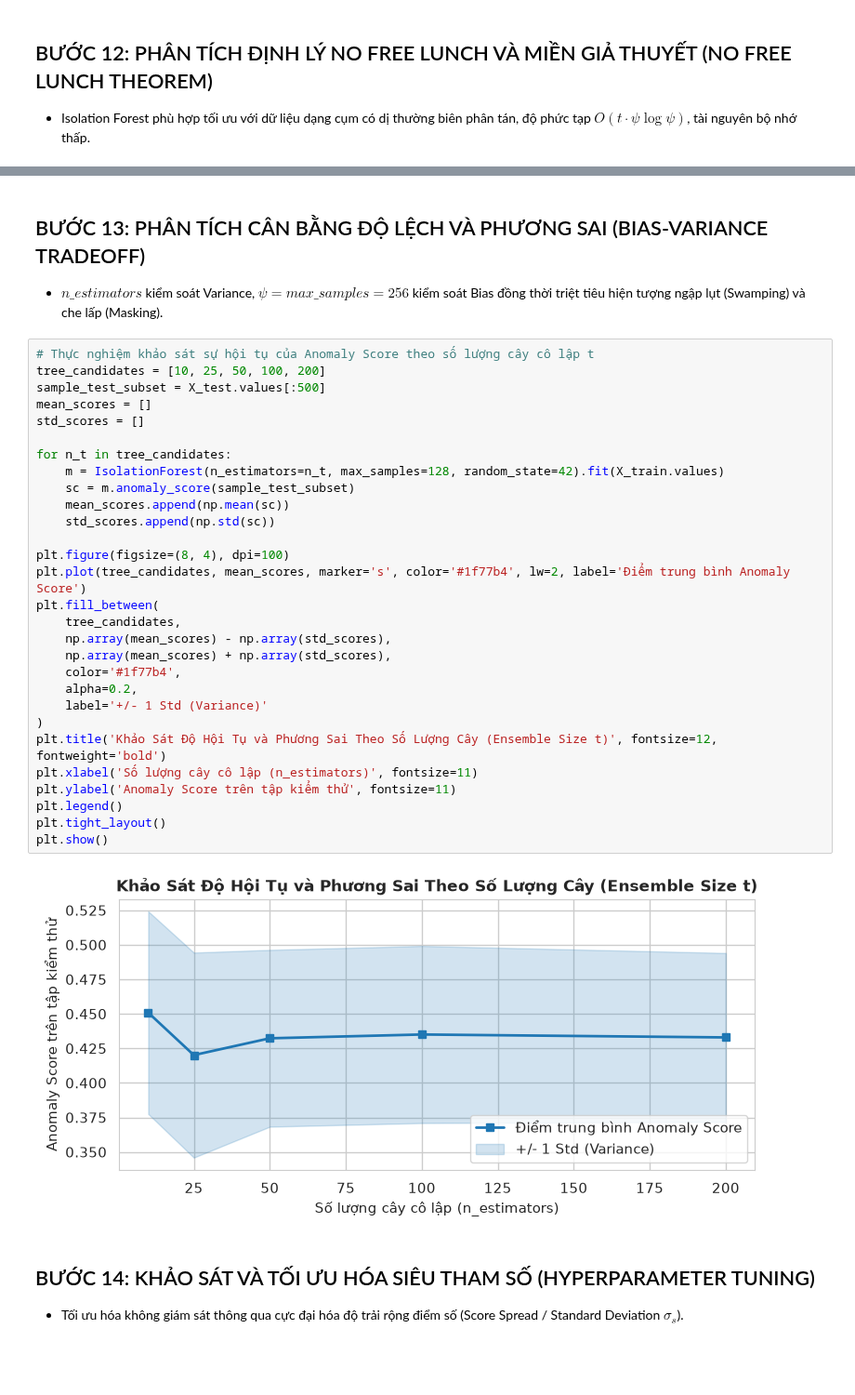
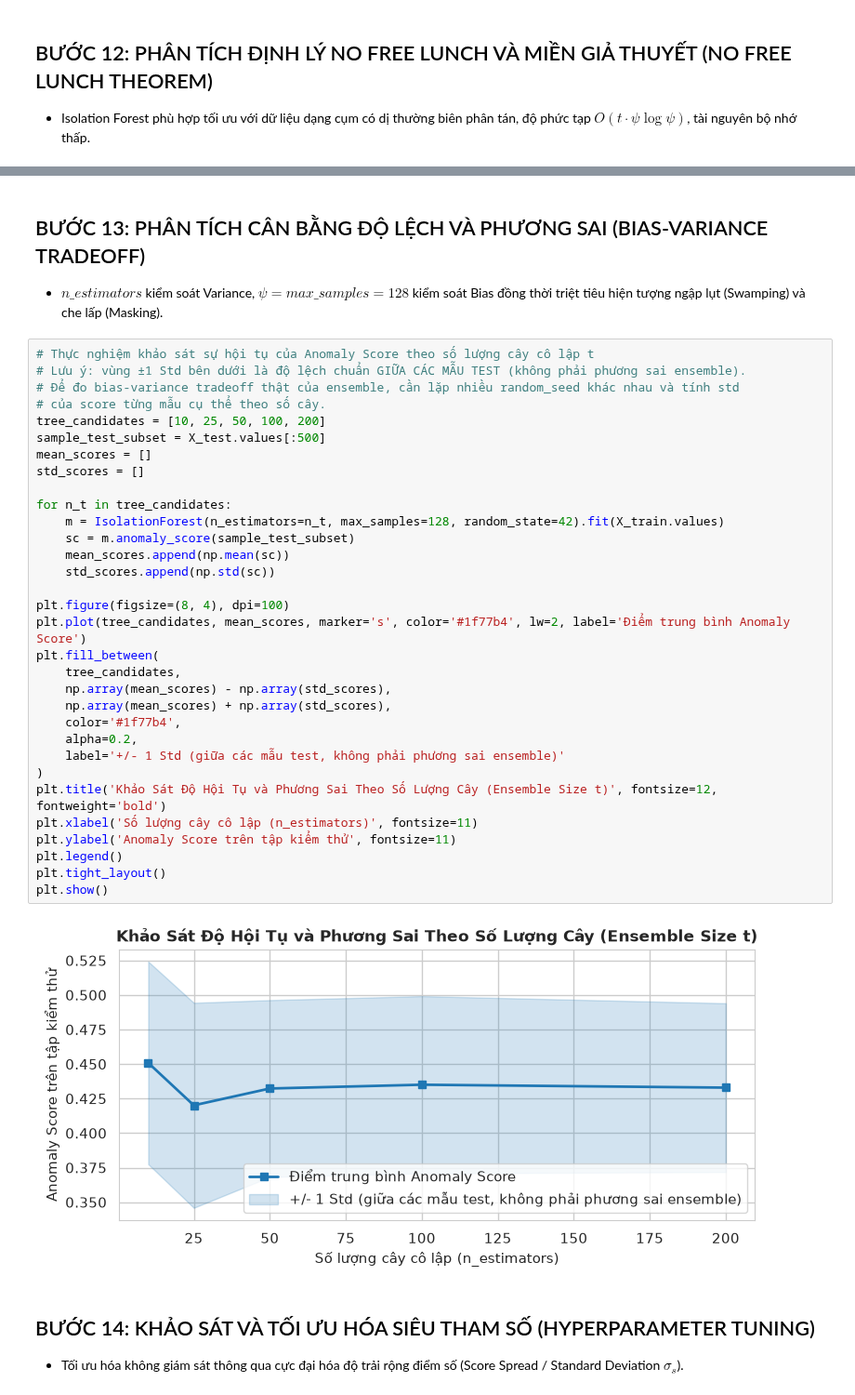
Before and after one commit to ntdat2036/iforest-shuttle-anomaly, a Jupyter notebook: shuttle_anomaly_detection_iforest.ipynb, the cells around one changed output, grey strips where cells are left out. Shown at 93% size. Drawn from its saved outputs; the diff is of its cells as text; blank space fills up the shorter version.

Commit message:
docs & notebook: fix notebook technical errors, update analysis & README test count

```diff
--- a/shuttle_anomaly_detection_iforest.ipynb
+++ b/shuttle_anomaly_detection_iforest.ipynb
@@ -618,38 +661,41 @@ Phù hợp dữ liệu NASA Shuttle | Không tối ưu (dữ liệu lệch cao)
 # %% [markdown]
 ## BƯỚC 13: PHÂN TÍCH CÂN BẰNG ĐỘ LỆCH VÀ PHƯƠNG SAI (BIAS-VARIANCE TRADEOFF)
 
-- $n\_estimators$ kiểm soát Variance, $\psi = max\_samples = 256$ kiểm soát Bias đồng thời triệt tiêu hiện tượng ngập lụt (Swamping) và che lấp (Masking).
+- $n\_estimators$ kiểm soát Variance, $\psi = max\_samples = 128$ kiểm soát Bias đồng thời triệt tiêu hiện tượng ngập lụt (Swamping) và che lấp (Masking).
 # %%
 # Thực nghiệm khảo sát sự hội tụ của Anomaly Score theo số lượng cây cô lập t
+# Lưu ý: vùng ±1 Std bên dưới là độ lệch chuẩn GIỮA CÁC MẪU TEST (không phải phương sai ensemble).
+# Để đo bias-variance tradeoff thật của ensemble, cần lặp nhiều random_seed khác nhau và tính std
+# của score từng mẫu cụ thể theo số cây.
 tree_candidates = [10, 25, 50, 100, 200]
 sample_test_subset = X_test.values[:500]
 mean_scores = []
 std_scores = []
 
 for n_t in tree_candidates:
     m = IsolationForest(n_estimators=n_t, max_samples=128, random_state=42).fit(X_train.values)
     sc = m.anomaly_score(sample_test_subset)
     mean_scores.append(np.mean(sc))
     std_scores.append(np.std(sc))
 
 plt.figure(figsize=(8, 4), dpi=100)
 plt.plot(tree_candidates, mean_scores, marker='s', color='#1f77b4', lw=2, label='Điểm trung bình Anomaly Score')
 plt.fill_between(
     tree_candidates,
     np.array(mean_scores) - np.array(std_scores),
     np.array(mean_scores) + np.array(std_scores),
     color='#1f77b4',
     alpha=0.2,
-    label='+/- 1 Std (Variance)'
+    label='+/- 1 Std (giữa các mẫu test, không phải phương sai ensemble)'
 )
 plt.title('Khảo Sát Độ Hội Tụ và Phương Sai Theo Số Lượng Cây (Ensemble Size t)', fontsize=12, fontweight='bold')
 plt.xlabel('Số lượng cây cô lập (n_estimators)', fontsize=11)
 plt.ylabel('Anomaly Score trên tập kiểm thử', fontsize=11)
 plt.legend()
 plt.tight_layout()
 plt.show()
 # %% [output]
-[figure, old version]
+[figure, new version]
 # %% [markdown]
 ## BƯỚC 14: KHẢO SÁT VÀ TỐI ƯU HÓA SIÊU THAM SỐ (HYPERPARAMETER TUNING)
 
```
Also changed, not shown: parts of 23 cells of this notebook, 1 other file.
